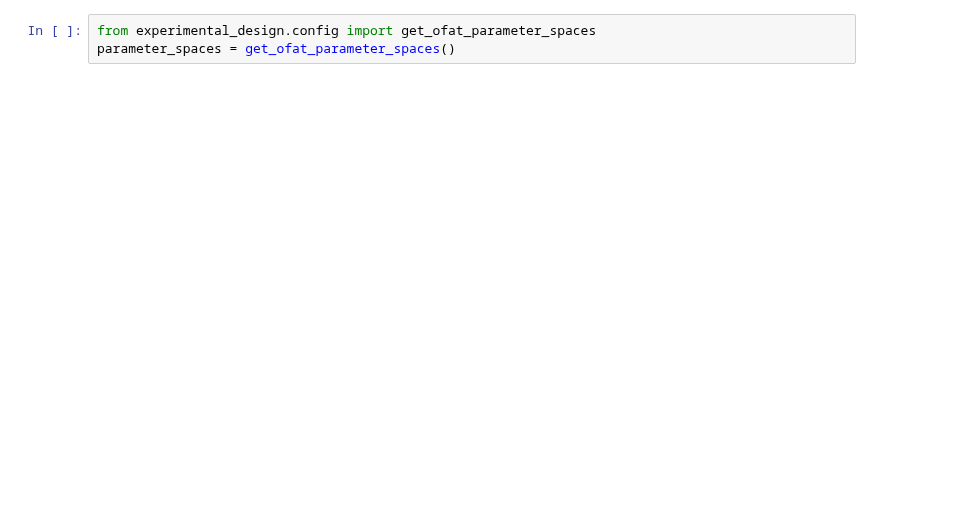
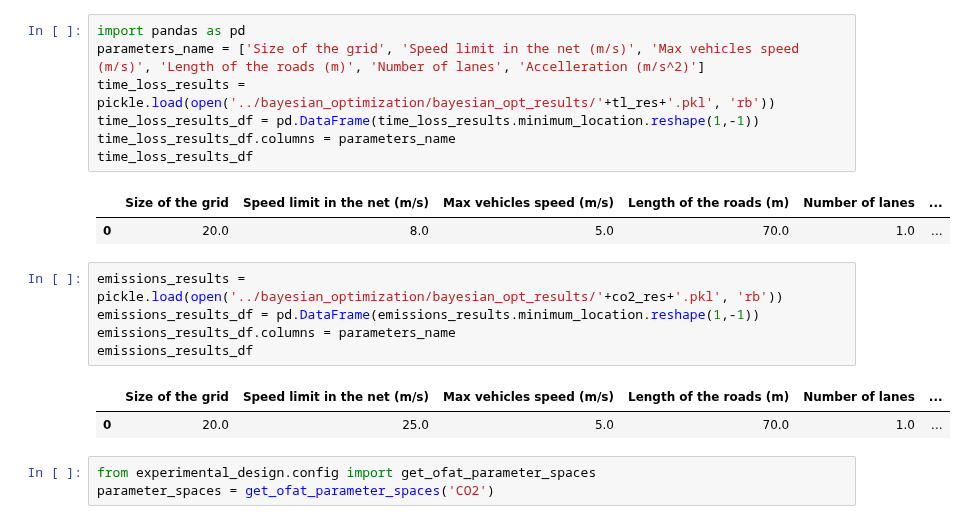
Before and after one commit to MatteoBettini/TrafficEmu, a Jupyter notebook: sensitivity_analysis/ofat.ipynb, the cells around one changed output. Cells and saved outputs as stored; diff of their text form; blank space fills up the shorter version.

```diff
--- a/sensitivity_analysis/ofat.ipynb
+++ b/sensitivity_analysis/ofat.ipynb
@@ -17,6 +43,24 @@ elif ivr:
+# %%
+import pandas as pd
+parameters_name = ['Size of the grid', 'Speed limit in the net (m/s)', 'Max vehicles speed (m/s)', 'Length of the roads (m)', 'Number of lanes', 'Accelleration (m/s^2)']
+time_loss_results = pickle.load(open('../bayesian_optimization/bayesian_opt_results/'+tl_res+'.pkl', 'rb'))
+time_loss_results_df = pd.DataFrame(time_loss_results.minimum_location.reshape(1,-1))
+time_loss_results_df.columns = parameters_name
+time_loss_results_df
+# %% [output]
+|  | Size of the grid | Speed limit in the net (m/s) | Max vehicles speed (m/s) | Length of the roads (m) | Number of lanes | ... |
+| 0 | 20.0 | 8.0 | 5.0 | 70.0 | 1.0 | ... |
+# %%
+emissions_results = pickle.load(open('../bayesian_optimization/bayesian_opt_results/'+co2_res+'.pkl', 'rb'))
+emissions_results_df = pd.DataFrame(emissions_results.minimum_location.reshape(1,-1))
+emissions_results_df.columns = parameters_name
+emissions_results_df
+# %% [output]
+|  | Size of the grid | Speed limit in the net (m/s) | Max vehicles speed (m/s) | Length of the roads (m) | Number of lanes | ... |
+| 0 | 20.0 | 25.0 | 5.0 | 70.0 | 1.0 | ... |
 # %%
 from experimental_design.config import get_ofat_parameter_spaces
-parameter_spaces = get_ofat_parameter_spaces()
+parameter_spaces = get_ofat_parameter_spaces('CO2')
 # %%
 from emukit.core.initial_designs import RandomDesign
 import pandas as pd
```
Also changed, not shown: parts of 3 cells of this notebook, 4 other files.
